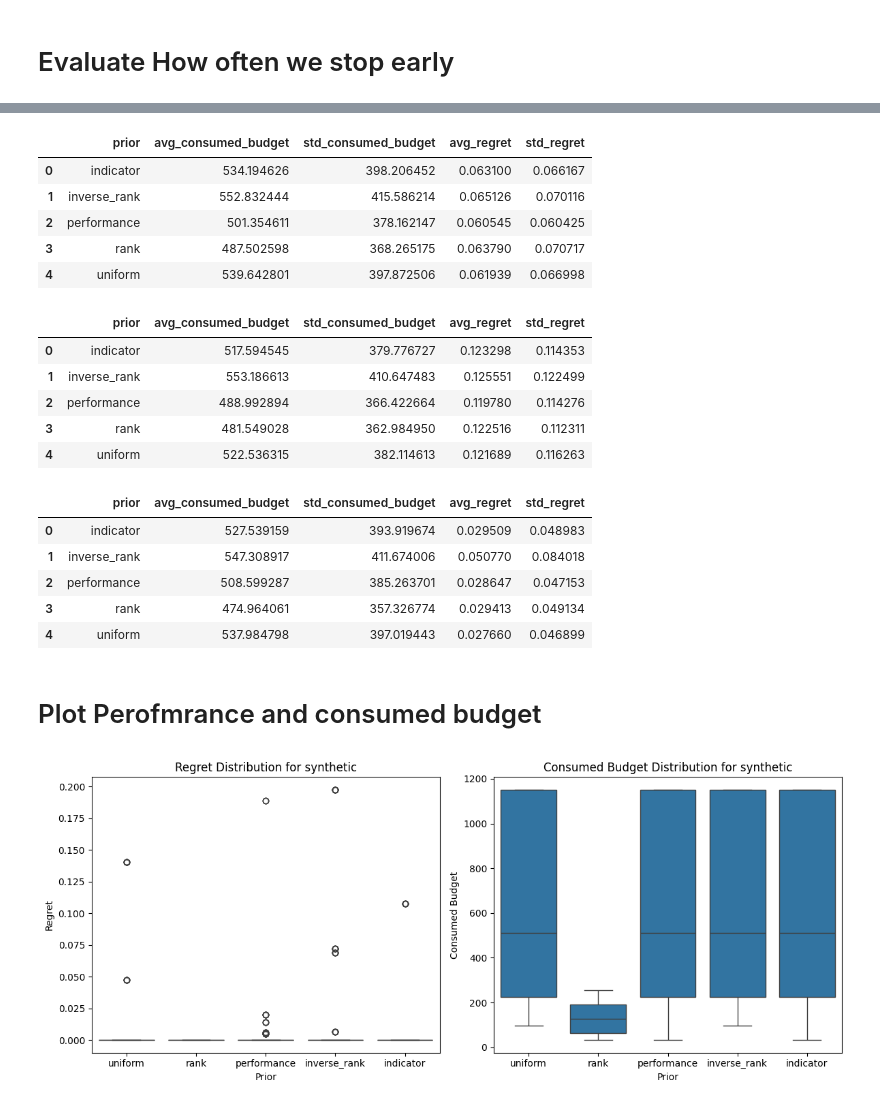
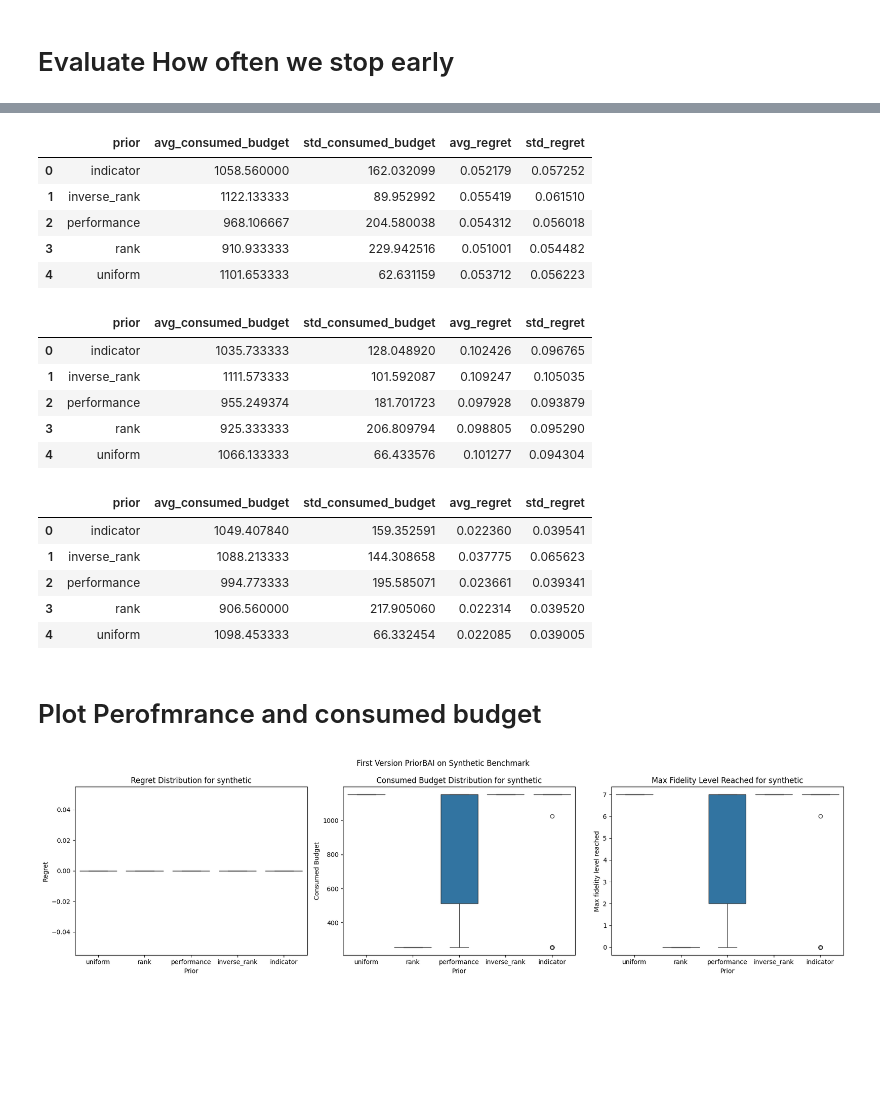
Before and after one commit to LUH-AI/PriorBAI, a Jupyter notebook: explore_data.ipynb, the cells around one changed output, grey strips where cells are left out. Drawn from its saved outputs; the diff is of its cells as text; code cells hidden in the pictures; blank space fills up the shorter version.

Commit message:
Add first plotting version

```diff
--- a/explore_data.ipynb
+++ b/explore_data.ipynb
@@ -60,8 +60,19 @@ first_version_logtable.sort_values("experiment_id").head()
 # Merge DataFrames
 # %%
 def merge_dataframes(main_df: pd.DataFrame, log_df: pd.DataFrame, ) -> pd.DataFrame:
-    return main_df.merge(log_df, left_on="ID", right_on="experiment_id", how="left")
+    log_df = log_df.drop(columns=["ID"], errors='ignore')
+    return main_df.merge(log_df, left_on="ID", right_on="experiment_id", how="left", suffixes=('_final', '_logtable'))
+
+def subselect_max_budget_entries(merged_df: pd.DataFrame, num_arms:int) -> pd.DataFrame:
+    idx = merged_df.groupby('ID')['iteration'].transform(max) == merged_df['iteration']
+    merged_df = merged_df[idx]
+    merged_df = merged_df[merged_df["num_arms_final"] == num_arms]
+    return merged_df
 
 merged_first_version = merge_dataframes(first_version_table, first_version_logtable)
 merged_kernel = merge_dataframes(kernel_table, kernel_logtable)
 merged_real_prediction = merge_dataframes(real_prediction_table, real_prediction_logtable)
+
+merged_first_version = subselect_max_budget_entries(merged_first_version, 256)
+merged_kernel = subselect_max_budget_entries(merged_kernel, 256)
+merged_real_prediction = subselect_max_budget_entries(merged_real_prediction, 256)
@@ -93,51 +120,65 @@ synthethic_first_table_overview
 lcbench_first_table_overview
 # %% [output]
 |  | prior | avg_consumed_budget | std_consumed_budget | avg_regret | std_regret |
-| 0 | indicator | 534.194626 | 398.206452 | 0.063100 | 0.066167 |
-| 1 | inverse_rank | 552.832444 | 415.586214 | 0.065126 | 0.070116 |
-| 2 | performance | 501.354611 | 378.162147 | 0.060545 | 0.060425 |
-| 3 | rank | 487.502598 | 368.265175 | 0.063790 | 0.070717 |
-| 4 | uniform | 539.642801 | 397.872506 | 0.061939 | 0.066998 |
+| 0 | indicator | 1058.560000 | 162.032099 | 0.052179 | 0.057252 |
+| 1 | inverse_rank | 1122.133333 | 89.952992 | 0.055419 | 0.061510 |
+| 2 | performance | 968.106667 | 204.580038 | 0.054312 | 0.056018 |
+| 3 | rank | 910.933333 | 229.942516 | 0.051001 | 0.054482 |
+| 4 | uniform | 1101.653333 | 62.631159 | 0.053712 | 0.056223 |
 # %%
 lcbench_kernel_table_overview
 # %% [output]
 |  | prior | avg_consumed_budget | std_consumed_budget | avg_regret | std_regret |
-| 0 | indicator | 517.594545 | 379.776727 | 0.123298 | 0.114353 |
-| 1 | inverse_rank | 553.186613 | 410.647483 | 0.125551 | 0.122499 |
-| 2 | performance | 488.992894 | 366.422664 | 0.119780 | 0.114276 |
-| 3 | rank | 481.549028 | 362.984950 | 0.122516 | 0.112311 |
-| 4 | uniform | 522.536315 | 382.114613 | 0.121689 | 0.116263 |
+| 0 | indicator | 1035.733333 | 128.048920 | 0.102426 | 0.096765 |
+| 1 | inverse_rank | 1111.573333 | 101.592087 | 0.109247 | 0.105035 |
+| 2 | performance | 955.249374 | 181.701723 | 0.097928 | 0.093879 |
+| 3 | rank | 925.333333 | 206.809794 | 0.098805 | 0.095290 |
+| 4 | uniform | 1066.133333 | 66.433576 | 0.101277 | 0.094304 |
 # %%
 lcbench_real_prediction_table_overview
 # %% [output]
 |  | prior | avg_consumed_budget | std_consumed_budget | avg_regret | std_regret |
-| 0 | indicator | 527.539159 | 393.919674 | 0.029509 | 0.048983 |
-| 1 | inverse_rank | 547.308917 | 411.674006 | 0.050770 | 0.084018 |
-| 2 | performance | 508.599287 | 385.263701 | 0.028647 | 0.047153 |
-| 3 | rank | 474.964061 | 357.326774 | 0.029413 | 0.049134 |
-| 4 | uniform | 537.984798 | 397.019443 | 0.027660 | 0.046899 |
+| 0 | indicator | 1049.407840 | 159.352591 | 0.022360 | 0.039541 |
+| 1 | inverse_rank | 1088.213333 | 144.308658 | 0.037775 | 0.065623 |
+| 2 | performance | 994.773333 | 195.585071 | 0.023661 | 0.039341 |
+| 3 | rank | 906.560000 | 217.905060 | 0.022314 | 0.039520 |
+| 4 | uniform | 1098.453333 | 66.332454 | 0.022085 | 0.039005 |
 # %% [markdown]
 # Plot Perofmrance and consumed budget
 # %%
-def plot_performance_and_budget(merged_df: pd.DataFrame, benchmark_name: str):
-    # create 2 subfigures horizontally
-    fig, ax = plt.subplots(1, 2, figsize=(12, 5))
+def plot_performance_and_budget(merged_df: pd.DataFrame, benchmark_name: str, fig_title: str, hue:str = None):
+    def create_boxplot(x,y,ax):
+        if hue is not None:
+            sns.boxplot(data=merged_df[merged_df["benchmark"] == benchmark_name], x=x, y=y, hue=hue, ax=ax)
+        else:
+            sns.boxplot(data=merged_df[merged_df["benchmark"] == benchmark_name], x=x, y=y, ax=ax)
+
+
+    fig, ax = plt.subplots(1, 3, figsize=(18, 5))
 
     # Create boxplot for regret
-    sns.boxplot(data=merged_df[merged_df["benchmark"] == benchmark_name], x="prior", y="regret", ax=ax[0])
+    create_boxplot("prior", "regret", ax[0])
     ax[0].set_title(f"Regret Distribution for {benchmark_name}")
     ax[0].set_ylabel("Regret")
     ax[0].set_xlabel("Prior")
 
     # Create boxplot for consumed budget
-    sns.boxplot(data=merged_df[merged_df["benchmark"] == benchmark_name], x="prior", y="consumed_budget", ax=ax[1])
+    create_boxplot("prior", "consumed_budget", ax[1])
     ax[1].set_title(f"Consumed Budget Distribution for {benchmark_name}")
     ax[1].set_ylabel("Consumed Budget")
     ax[1].set_xlabel("Prior")
+
+    # Plot budget_spent_so_far
+    create_boxplot("prior", "iteration", ax[2])
+    ax[2].set_title(f"Max Fidelity Level Reached for {benchmark_name}")
+    ax[2].set_ylabel("Max fidelity level reached")
+    ax[2].set_xlabel("Prior")
+
+    fig.suptitle(fig_title)
     fig.tight_layout()
     fig.show()
 # %%
-plot_performance_and_budget(merged_first_version, "synthetic")
+plot_performance_and_budget(merged_first_version, "synthetic", "First Version PriorBAI on Synthetic Benchmark", hue=None)
 # %% [output]
-[figure, old version]
+[figure, new version]
 # %%
```
Also changed, not shown: parts of 5 cells of this notebook, 1 other file.
